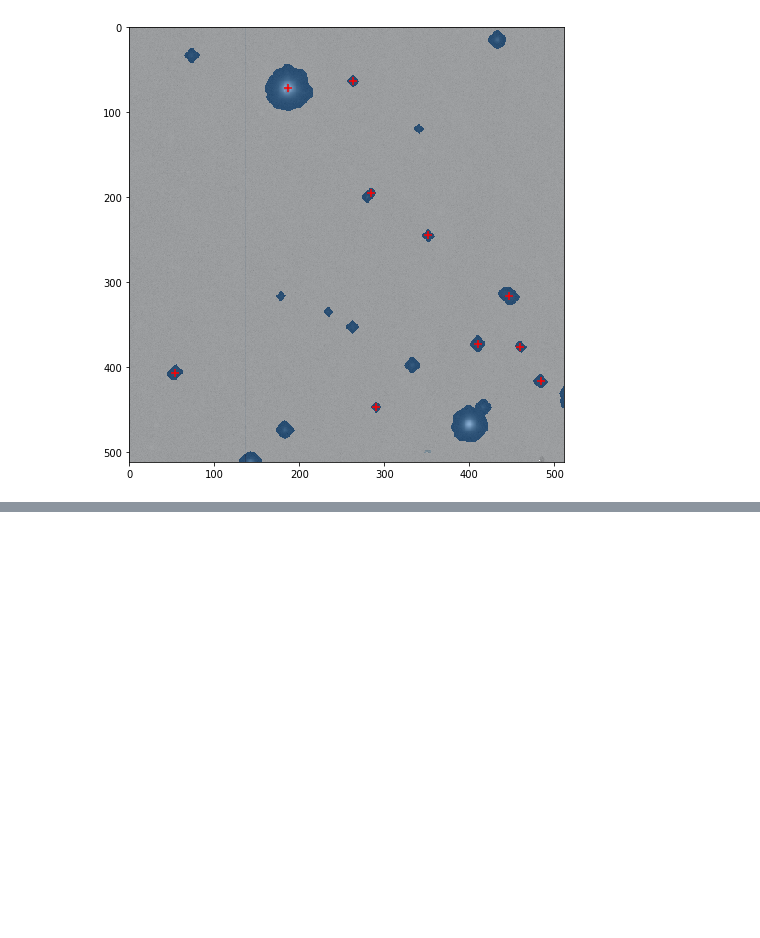
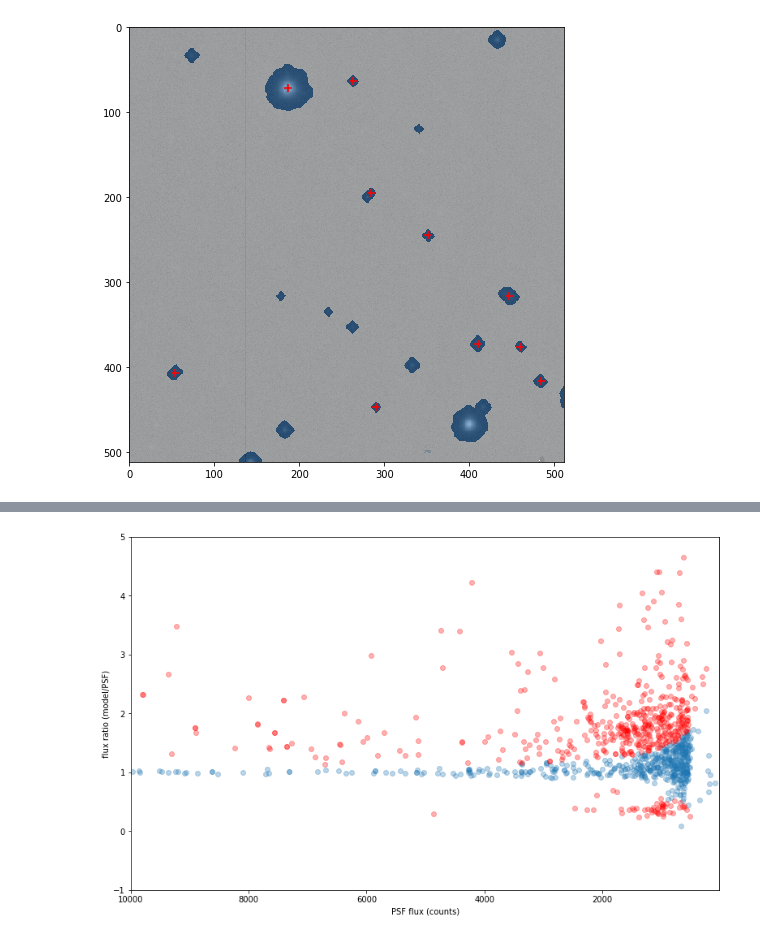
Before and after one commit to lsst-sqre/system-test, a Jupyter notebook: star_galaxy.ipynb, the cells around one changed output, grey strips where cells are left out. Saved outputs shown, nothing was run; the diff lists cells and outputs as text; code cells hidden in the pictures; blank space fills up the shorter version.

```diff
--- a/star_galaxy.ipynb
+++ b/star_galaxy.ipynb
@@ -104,5 +129,8 @@ Notice how all points above a certain threshold are red.  This simply shows that
 # %%
+# Grab the calibration info:
 exp_calib = exp.getCalib()
+
+# Apply the calibration to the flux values:
 psf_mag = exp_calib.getMagnitude(psf_flux)
 
 # There are some NaN and negative flux values in the model flux array. Filter those:
@@ -110,6 +138,9 @@ badmodel = (numpy.isnan(model_flux)) | (model_flux < 0.01)
 model_mag = 0.0*psf_mag + 30.0 # set "bad" measurements to mag = 30.0
 model_mag[~badmodel] = exp_calib.getMagnitude(model_flux[~badmodel])
 
+flux_ratio[badmodel] = -999.9 # set those with a bad flux measurement to -999
+
+# Calculate the magnitude difference, in the sense PSF-model:
 magdiff = psf_mag - model_mag
 # %%
 plt.scatter(psf_mag[stars], magdiff[stars], alpha=0.3)
@@ -138,0 +218,23 @@ overlay_masks(exp, bbox=bbox, sources=sources[extend > 0.0])
+# %%
+# Add the fractional errors in quadrature (plus some intrinsic width in case we've underestimated the errors) to get the total relative error:
+# To see the need for this intrinsic width term, try re-running this cell and the next with width0=0,
+#   and look at the bright stars that are misidentified as galaxies.
+width0 = 0.03
+fluxerr_tot = numpy.sqrt((psf_flux_err/psf_flux)**2. + (model_flux_err/model_flux)**2. + width0**2.)
+
+nsigma = 3.0
+resid = (flux_ratio - 1.0)/fluxerr_tot
+
+stars2 = (numpy.abs(resid) <= nsigma)
+galaxies2 = (numpy.abs(resid) > nsigma)
+
+plt.scatter(psf_flux[stars2], flux_ratio[stars2], alpha=0.3)
+plt.scatter(psf_flux[galaxies2], flux_ratio[galaxies2], c='r', alpha=0.3)
+#plt.scatter(psf_flux[badmodel], flux_ratio[badmodel], c='k', alpha=0.3)
+plt.xlim(10000, 10)
+plt.ylim(-1, 5)
+plt.xlabel('PSF flux (counts)')
+plt.ylabel('flux ratio (model/PSF)')
+plt.show()
+# %% [output]
+[figure, added]
```
Also changed, not shown: parts of 18 cells of this notebook.
